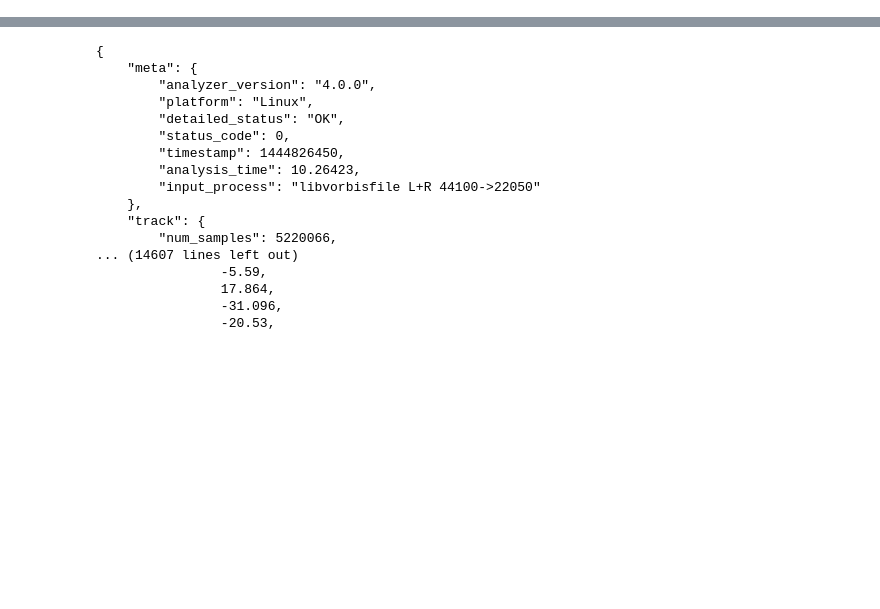
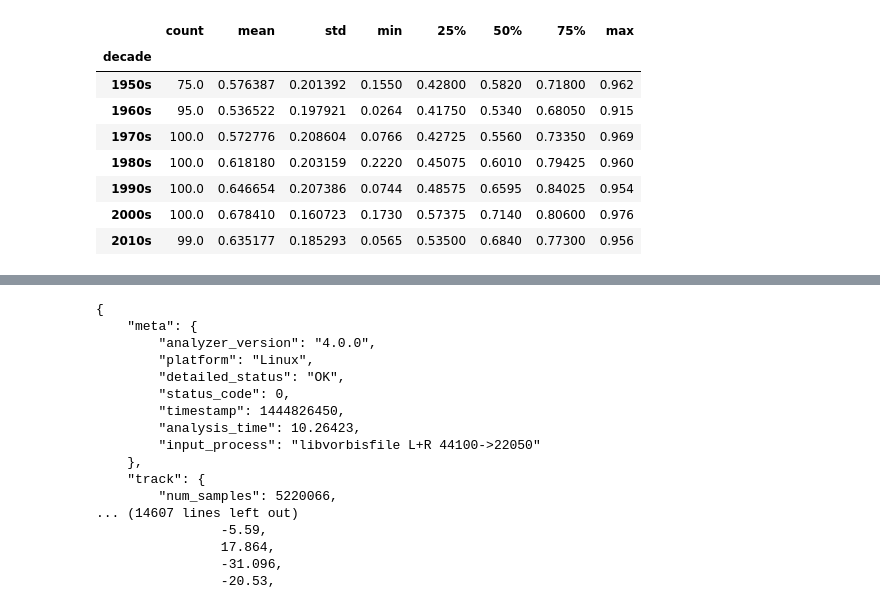
Before and after one commit to hackerman084/MusicOverTheDecades, a Jupyter notebook: Spotify Final.ipynb, the cells around one changed output, grey strips where cells are left out. Cells and saved outputs as stored; diff of their text form; code cells hidden in the pictures; blank space fills up the shorter version.

```diff
--- a/Spotify Final.ipynb
+++ b/Spotify Final.ipynb
@@ -42,0 +151,13 @@ print(json.dumps(results, indent=4, sort_keys=True))
+# %%
+decades_data = pd.concat([data_2010s, data_2000s, data_1990s, data_1980s, data_1970s, data_1960s, data_1950s])
+decades_data['energy'].groupby(decades_data['decade']).describe()
+# %% [output]
+|  | count | mean | std | min | 25% | 50% | 75% | max |
+| decade |  |  |  |  |  |  |  |  |
+| 1950s | 75.0 | 0.576387 | 0.201392 | 0.1550 | 0.42800 | 0.5820 | 0.71800 | 0.962 |
+| 1960s | 95.0 | 0.536522 | 0.197921 | 0.0264 | 0.41750 | 0.5340 | 0.68050 | 0.915 |
+| 1970s | 100.0 | 0.572776 | 0.208604 | 0.0766 | 0.42725 | 0.5560 | 0.73350 | 0.969 |
+| 1980s | 100.0 | 0.618180 | 0.203159 | 0.2220 | 0.45075 | 0.6010 | 0.79425 | 0.960 |
+| 1990s | 100.0 | 0.646654 | 0.207386 | 0.0744 | 0.48575 | 0.6595 | 0.84025 | 0.954 |
+| 2000s | 100.0 | 0.678410 | 0.160723 | 0.1730 | 0.57375 | 0.7140 | 0.80600 | 0.976 |
+| 2010s | 99.0 | 0.635177 | 0.185293 | 0.0565 | 0.53500 | 0.6840 | 0.77300 | 0.956 |
```
Also changed, not shown: parts of 13 cells of this notebook.
